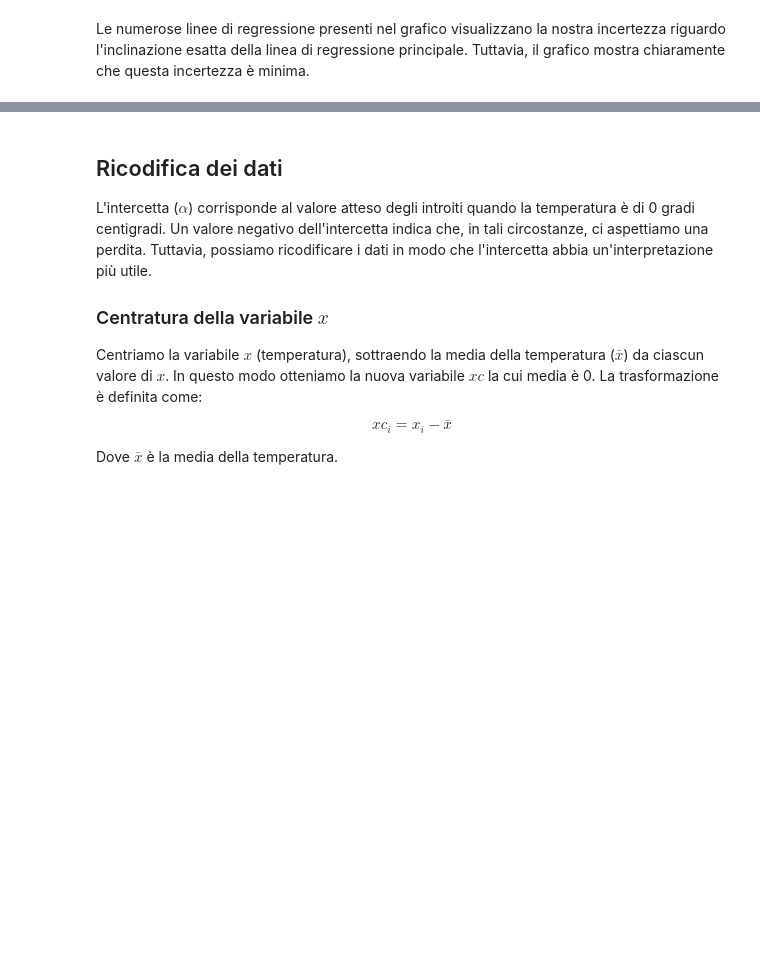
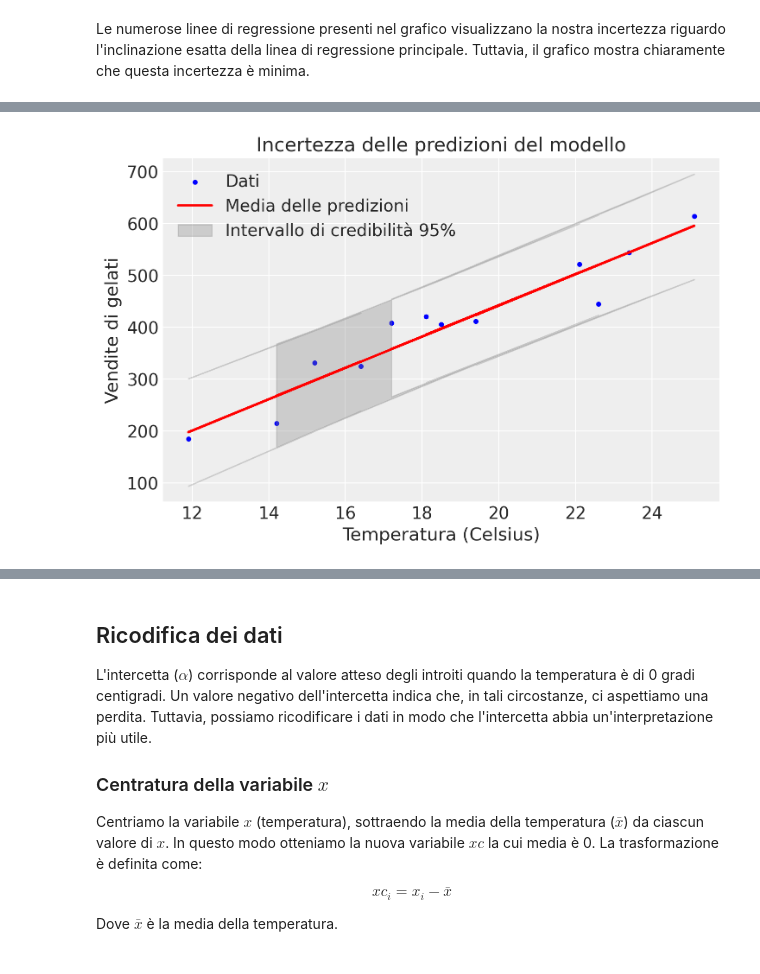
Before and after one commit to ccaudek/ds4p, a Jupyter notebook: _build/jupyter_execute/chapter_5/05_03_reglin_bayesian.ipynb, the cells around one changed output, grey strips where cells are left out. Saved outputs shown, nothing was run; the diff lists cells and outputs as text; code cells hidden in the pictures; blank space fills up the shorter version.

```diff
--- a/_build/jupyter_execute/chapter_5/05_03_reglin_bayesian.ipynb
+++ b/_build/jupyter_execute/chapter_5/05_03_reglin_bayesian.ipynb
@@ -232,0 +340,4 @@ _ = az.plot_ppc(idata, data_pairs={'y': 'y_rep'})
+# %%
+stan_file = os.path.join(project_directory, "stan", "icecream_model_3.stan")
+model = CmdStanModel(stan_file=stan_file)
+print(model.code())
@@ -233,3 +362,12 @@ _ = az.plot_ppc(idata, data_pairs={'y': 'y_rep'})
+# %%
+fit3 = model.sample(
+    data=stan_data,
+    iter_warmup=1_000,
+    iter_sampling=2_000,
+    seed=123,
+    show_progress=False,
+    show_console=False,
+)
 # %% [markdown]
 Costruiamo ora un grafico che rappresenta i valori osservati insieme alla linea di regressione stimata tramite il modello bayesiano. Al grafico aggiungeremo diverse linee di regressione, ciascuna orientata in base ai valori campionati casualmente dalla distribuzione a posteriori dei parametri $\alpha$ e $\beta$.
 # %%
@@ -275,0 +418,35 @@ Le numerose linee di regressione presenti nel grafico visualizzano la nostra inc
+# %%
+# Estrai i campioni posteriori di y_rep
+y_rep_samples = fit3.stan_variable("y_rep")
+
+# Calcola la media e l'intervallo di credibilità (ad esempio, 95%) per y_rep
+y_rep_mean = np.mean(y_rep_samples, axis=0)
+y_rep_lower = np.percentile(y_rep_samples, 2.5, axis=0)
+y_rep_upper = np.percentile(y_rep_samples, 97.5, axis=0)
+
+# Plot y vs x
+x = df["temperature"]
+y = df["icecream"]
+plt.scatter(x, y, color="blue", label="Dati", s=10)
+
+# Plot della media delle predizioni a posteriori
+plt.plot(x, y_rep_mean, color="red", linewidth=2, label="Media delle predizioni")
+
+# Plot dell'intervallo di credibilità
+plt.fill_between(
+    x,
+    y_rep_lower,
+    y_rep_upper,
+    color="gray",
+    alpha=0.3,
+    label="Intervallo di credibilità 95%",
+)
+
+# Formattazione del plot
+plt.xlabel("Temperatura (Celsius)")
+plt.ylabel("Vendite di gelati")
+plt.title("Incertezza delle predizioni del modello")
+plt.legend()
+plt.show()
+# %% [output]
+[figure, added]
```
Also changed, not shown: parts of 39 cells of this notebook, 16 other files.
